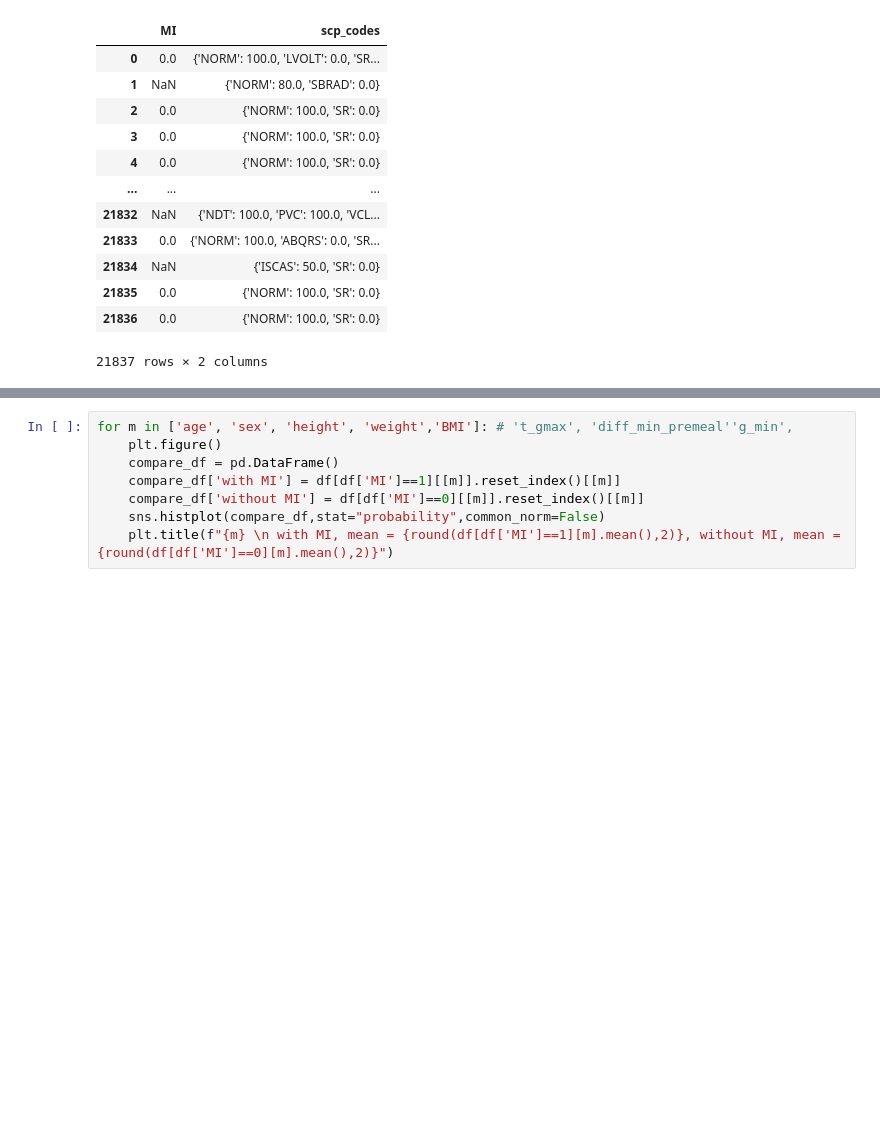
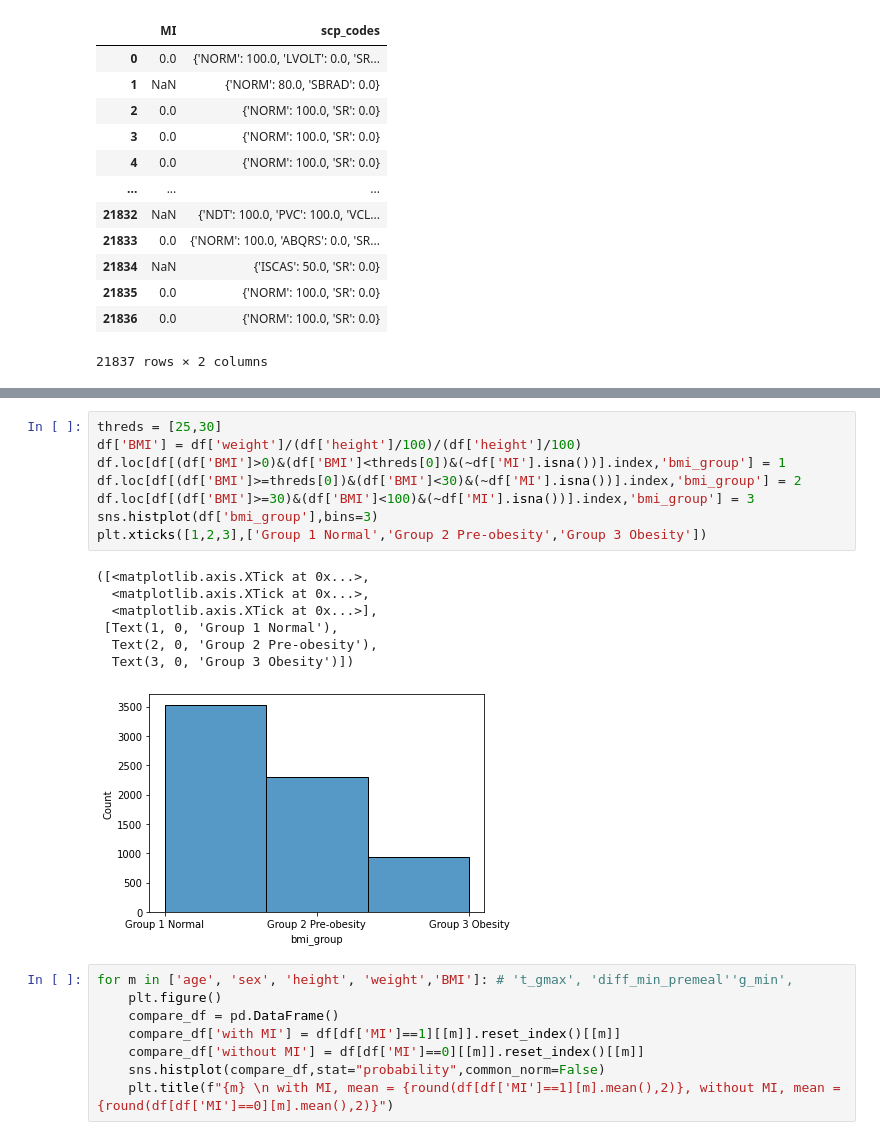
Before and after one commit to xiaowen-t/ECG-challenge, a Jupyter notebook: analysis.ipynb, the cells around one changed output, grey strips where cells are left out. Drawn from its saved outputs; the diff is of its cells as text; blank space fills up the shorter version.

```diff
--- a/analysis.ipynb
+++ b/analysis.ipynb
@@ -88,6 +87,22 @@ sns.histplot(df['MI'],bins=2)
 7185.0 patients are normal (likelihood=100%).
 <AxesSubplot:xlabel='MI', ylabel='Count'>
 [figure]
+# %%
+threds = [25,30]
+df['BMI'] = df['weight']/(df['height']/100)/(df['height']/100)
+df.loc[df[(df['BMI']>0)&(df['BMI']<threds[0])&(~df['MI'].isna())].index,'bmi_group'] = 1
+df.loc[df[(df['BMI']>=threds[0])&(df['BMI']<30)&(~df['MI'].isna())].index,'bmi_group'] = 2
+df.loc[df[(df['BMI']>=30)&(df['BMI']<100)&(~df['MI'].isna())].index,'bmi_group'] = 3
+sns.histplot(df['bmi_group'],bins=3)
+plt.xticks([1,2,3],['Group 1 Normal','Group 2 Pre-obesity','Group 3 Obesity'])
+# %% [output]
+([<matplotlib.axis.XTick at 0x...>,
+  <matplotlib.axis.XTick at 0x...>,
+  <matplotlib.axis.XTick at 0x...>],
+ [Text(1, 0, 'Group 1 Normal'),
+  Text(2, 0, 'Group 2 Pre-obesity'),
+  Text(3, 0, 'Group 3 Obesity')])
+[figure, added]
 # %%
 for m in ['age', 'sex', 'height', 'weight','BMI']: # 't_gmax', 'diff_min_premeal''g_min',
     plt.figure()
```
Also changed, not shown: parts of 3 cells of this notebook, 3 other files.
